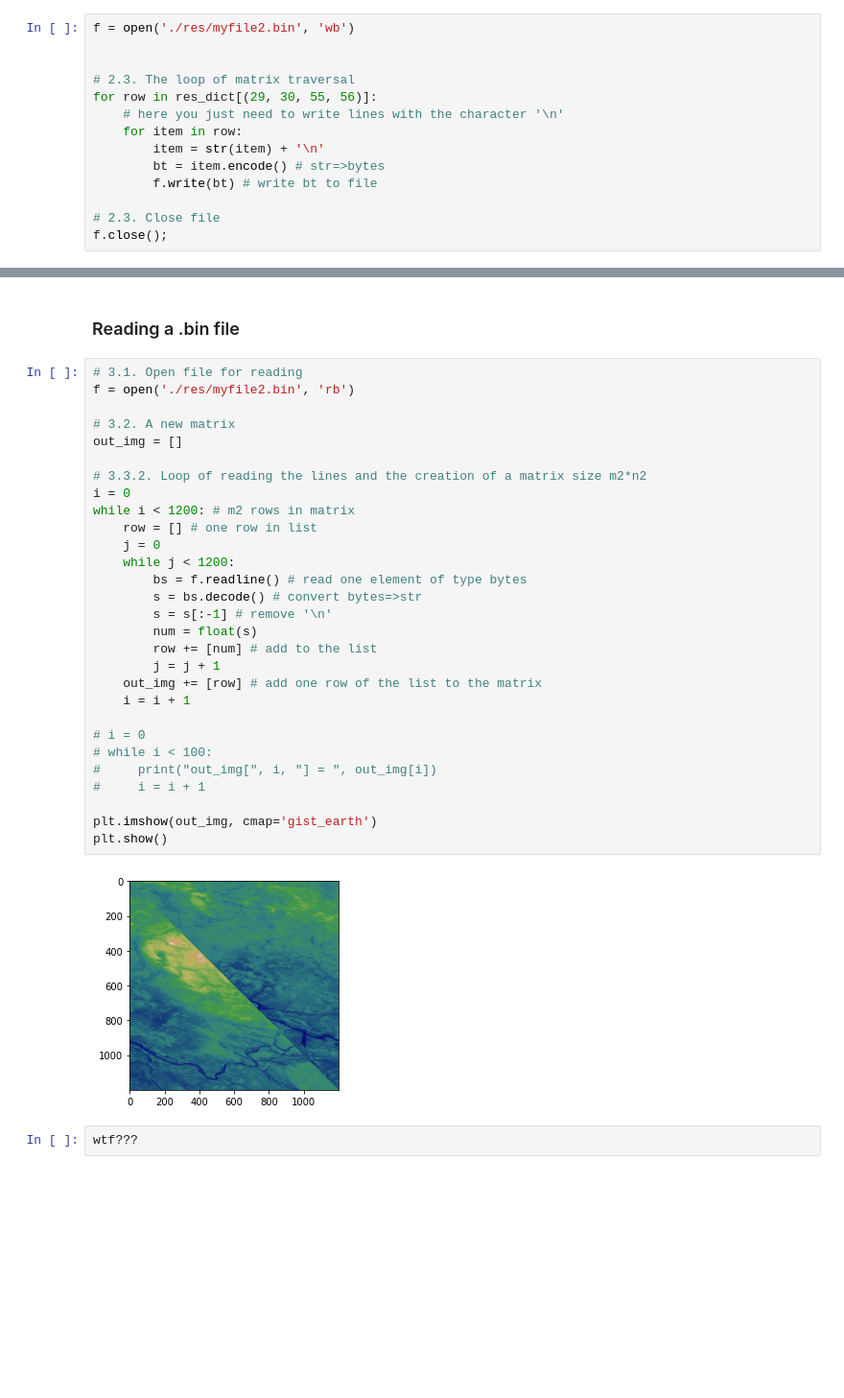
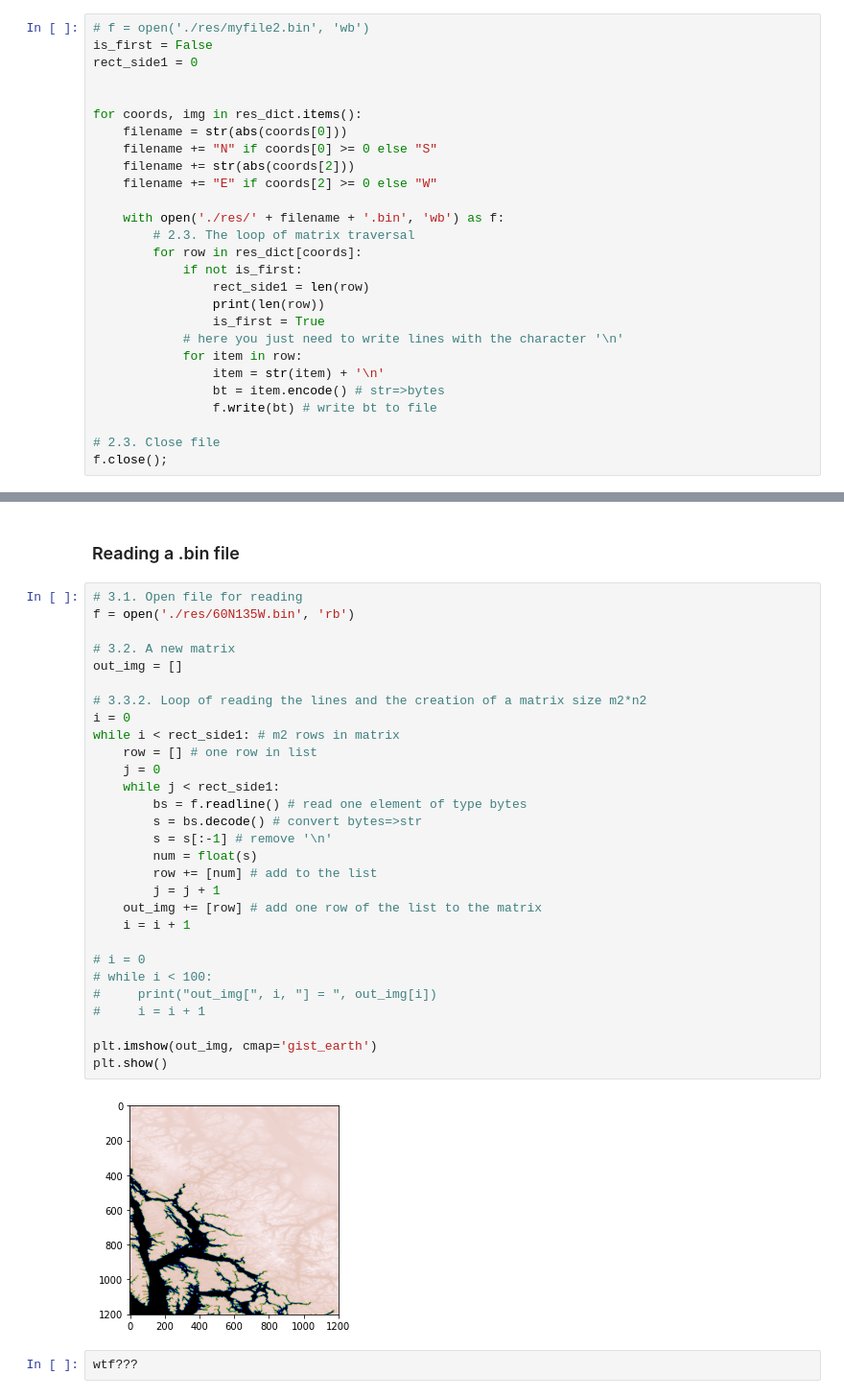
Before and after one commit to NordMan10/GDAL-1, a Jupyter notebook: GDAL 1.ipynb, the cells around one changed output, grey strips where cells are left out. Shown at 96% size. Drawn from its saved outputs; the diff is of its cells as text; blank space fills up the shorter version.

Commit message:
Now data from second rects array displays correctly

```diff
--- a/GDAL 1.ipynb
+++ b/GDAL 1.ipynb
@@ -326,16 +336,29 @@ for key, value in res_dict.items():
 # %% [markdown]
 ### Writing to a .bin file
 # %%
-f = open('./res/myfile2.bin', 'wb')
+# f = open('./res/myfile2.bin', 'wb')
+is_first = False
+rect_side1 = 0
 
 
-# 2.3. The loop of matrix traversal
-for row in res_dict[(29, 30, 55, 56)]:
-    # here you just need to write lines with the character '\n'
-    for item in row:
-        item = str(item) + '\n'
-        bt = item.encode() # str=>bytes
-        f.write(bt) # write bt to file
+for coords, img in res_dict.items():
+    filename = str(abs(coords[0]))
+    filename += "N" if coords[0] >= 0 else "S"
+    filename += str(abs(coords[2]))
+    filename += "E" if coords[2] >= 0 else "W"
+
+    with open('./res/' + filename + '.bin', 'wb') as f:
+        # 2.3. The loop of matrix traversal
+        for row in res_dict[coords]:
+            if not is_first:
+                rect_side1 = len(row)
+                print(len(row))
+                is_first = True
+            # here you just need to write lines with the character '\n'
+            for item in row:
+                item = str(item) + '\n'
+                bt = item.encode() # str=>bytes
+                f.write(bt) # write bt to file
 
 # 2.3. Close file
 f.close();
@@ -343,34 +368,34 @@ f.close();
 ### Reading a .bin file
 # %%
 # 3.1. Open file for reading
-f = open('./res/myfile2.bin', 'rb')
+f = open('./res/60N135W.bin', 'rb')
 
 # 3.2. A new matrix
 out_img = []
 
 # 3.3.2. Loop of reading the lines and the creation of a matrix size m2*n2
 i = 0
-while i < 1200: # m2 rows in matrix
+while i < rect_side1: # m2 rows in matrix
     row = [] # one row in list
     j = 0
-    while j < 1200:
+    while j < rect_side1:
         bs = f.readline() # read one element of type bytes
         s = bs.decode() # convert bytes=>str
         s = s[:-1] # remove '\n'
         num = float(s)
         row += [num] # add to the list
         j = j + 1
     out_img += [row] # add one row of the list to the matrix
     i = i + 1
 
 # i = 0
 # while i < 100:
 #     print("out_img[", i, "] = ", out_img[i])
 #     i = i + 1
 
 plt.imshow(out_img, cmap='gist_earth')
 plt.show()
 # %% [output]
-[figure, old version]
+[figure, new version]
 # %%
 wtf???
```
Also changed, not shown: parts of 5 cells of this notebook, 1 other file.
